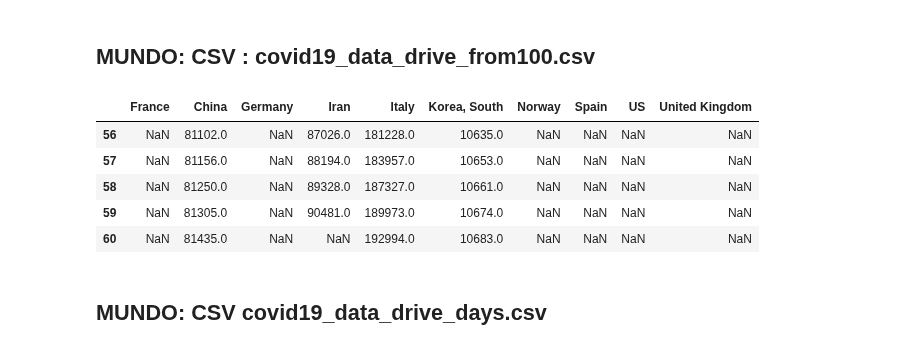
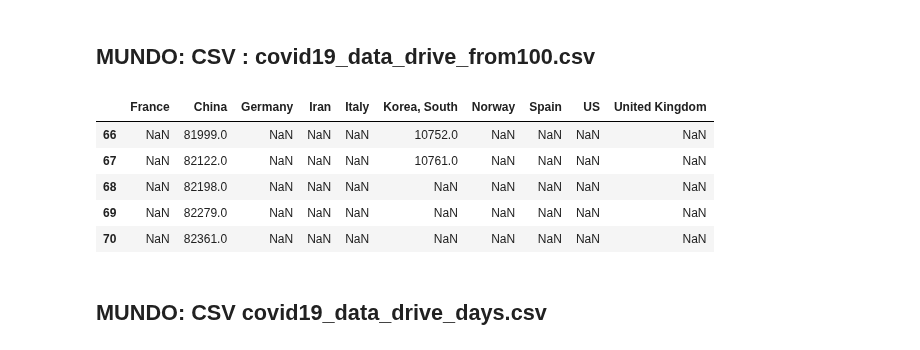
Before and after one commit to akakicreations/covid19-project, a Jupyter notebook: covid19_notebook_REV.ipynb, the cells around one changed output. Drawn from its saved outputs; the diff is of its cells as text; code cells hidden in the pictures.

```diff
--- a/covid19_notebook_REV.ipynb
+++ b/covid19_notebook_REV.ipynb
@@ -308,39 +308,39 @@ dataframe_Germany = pd.read_csv('data_Germany.csv')
 dataframe_Iran = pd.read_csv('data_Iran.csv')
 dataframe_Italy = pd.read_csv('data_Italy.csv')
 dataframe_Korea = pd.read_csv('data_Korea, South.csv')
 dataframe_Norway = pd.read_csv('data_Norway.csv')
 dataframe_Spain = pd.read_csv('data_Spain.csv')
 dataframe_US = pd.read_csv('data_US.csv')
 dataframe_UnitedKingdom = pd.read_csv('data_United Kingdom.csv')
 
 #Les añadimos NaN al final y reindexamos
-new_index = np.arange(1,61)
+new_index = np.arange(1,71)
 dataframe_France = dataframe_France.reindex(new_index)
 dataframe_China = dataframe_China.reindex(new_index)
 dataframe_Germany = dataframe_Germany.reindex(new_index)
 dataframe_Iran = dataframe_Iran.reindex(new_index)
 dataframe_Italy = dataframe_Italy.reindex(new_index)
 dataframe_Korea = dataframe_Korea.reindex(new_index)
 dataframe_Norway = dataframe_Norway.reindex(new_index)
 dataframe_Spain = dataframe_Spain.reindex(new_index)
 dataframe_US = dataframe_US.reindex(new_index)
 dataframe_UnitedKingdom = dataframe_UnitedKingdom.reindex(new_index)
 
 #Juntar dataframes y Exportar CSV completo
 data_drive_from100cases = dataframe_France.join([dataframe_China, dataframe_Germany,
                                                  dataframe_Iran, dataframe_Italy, dataframe_Korea,
                                                  dataframe_Norway, dataframe_Spain, dataframe_US,
                                                  dataframe_UnitedKingdom])
 
 data_drive_from100cases.to_csv('data_world_from100.csv', sep = ';')
 data_drive_from100cases.tail()
 # %% [output]
 |  | France | China | Germany | Iran | Italy | Korea, South | Norway | Spain | US | United Kingdom |
-| 56 | NaN | 81102.0 | NaN | 87026.0 | 181228.0 | 10635.0 | NaN | NaN | NaN | NaN |
-| 57 | NaN | 81156.0 | NaN | 88194.0 | 183957.0 | 10653.0 | NaN | NaN | NaN | NaN |
-| 58 | NaN | 81250.0 | NaN | 89328.0 | 187327.0 | 10661.0 | NaN | NaN | NaN | NaN |
-| 59 | NaN | 81305.0 | NaN | 90481.0 | 189973.0 | 10674.0 | NaN | NaN | NaN | NaN |
-| 60 | NaN | 81435.0 | NaN | NaN | 192994.0 | 10683.0 | NaN | NaN | NaN | NaN |
+| 66 | NaN | 81999.0 | NaN | NaN | NaN | 10752.0 | NaN | NaN | NaN | NaN |
+| 67 | NaN | 82122.0 | NaN | NaN | NaN | 10761.0 | NaN | NaN | NaN | NaN |
+| 68 | NaN | 82198.0 | NaN | NaN | NaN | NaN | NaN | NaN | NaN | NaN |
+| 69 | NaN | 82279.0 | NaN | NaN | NaN | NaN | NaN | NaN | NaN | NaN |
+| 70 | NaN | 82361.0 | NaN | NaN | NaN | NaN | NaN | NaN | NaN | NaN |
 # %% [markdown]
 ## MUNDO: CSV covid19_data_drive_days.csv
 # %%
```
Also changed, not shown: parts of 13 cells of this notebook, 24 other files.
